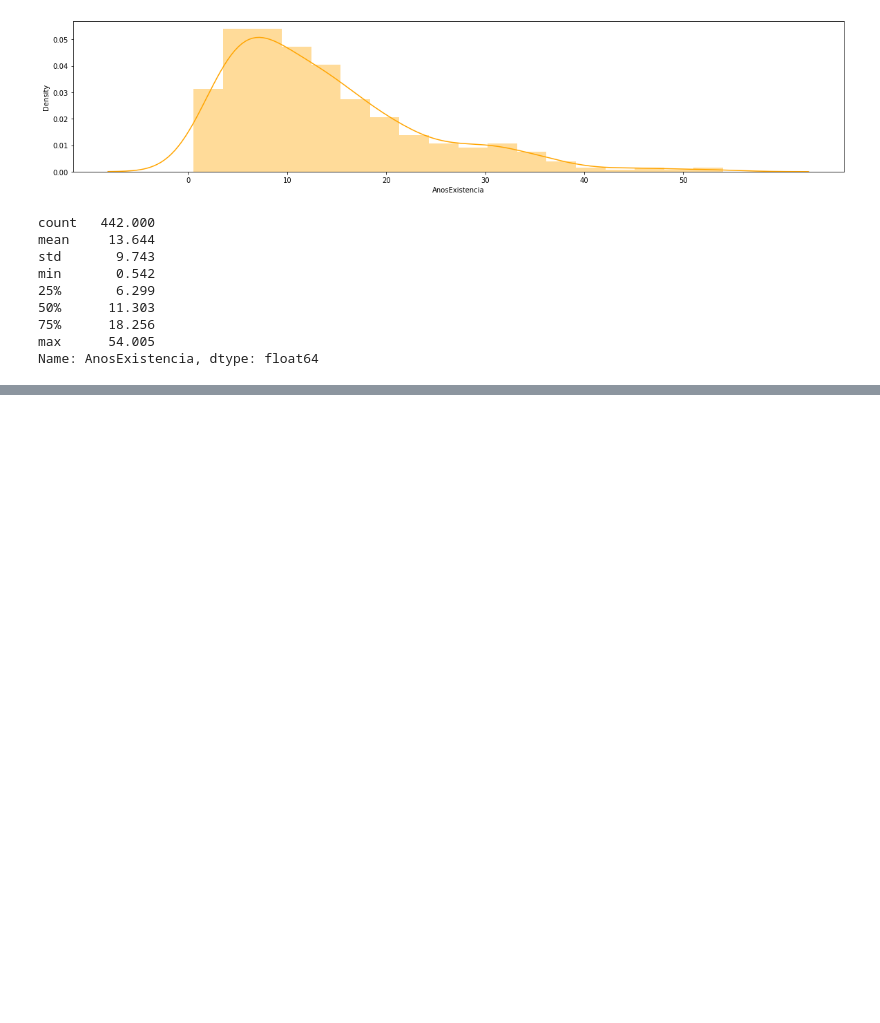
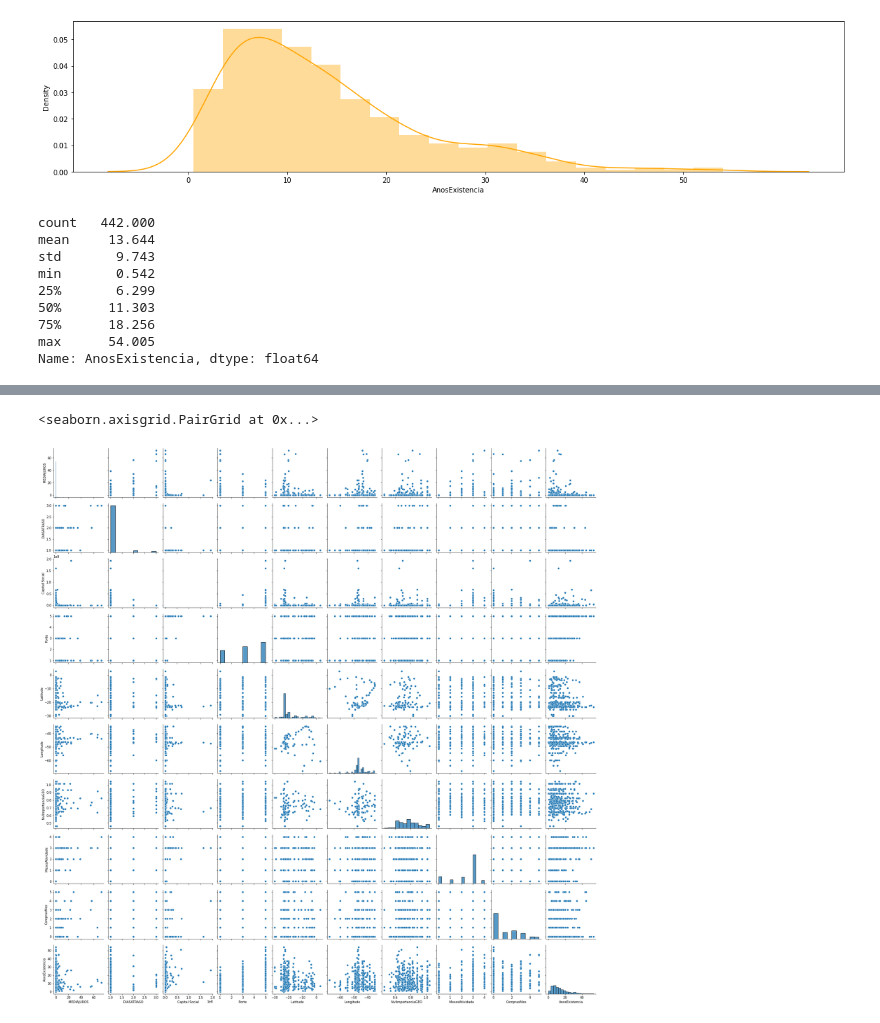
Before and after one commit to evanjr99/Customer-Cluster, a Jupyter notebook: Clusterização - Porte da Empresa.ipynb, the cells around one changed output, grey strips where cells are left out. Drawn from its saved outputs; the diff is of its cells as text; code cells hidden in the pictures; blank space fills up the shorter version.

```diff
--- a/Clusterização - Porte da Empresa.ipynb
+++ b/Clusterização - Porte da Empresa.ipynb
@@ -420,0 +455,5 @@ Iremos categorizar os dados de 4 em
+# %%
+sns.pairplot(df[cols_originais])
+# %% [output]
+<seaborn.axisgrid.PairGrid at 0x...>
+[figure, added]
```
Also changed, not shown: parts of 9 cells of this notebook.
